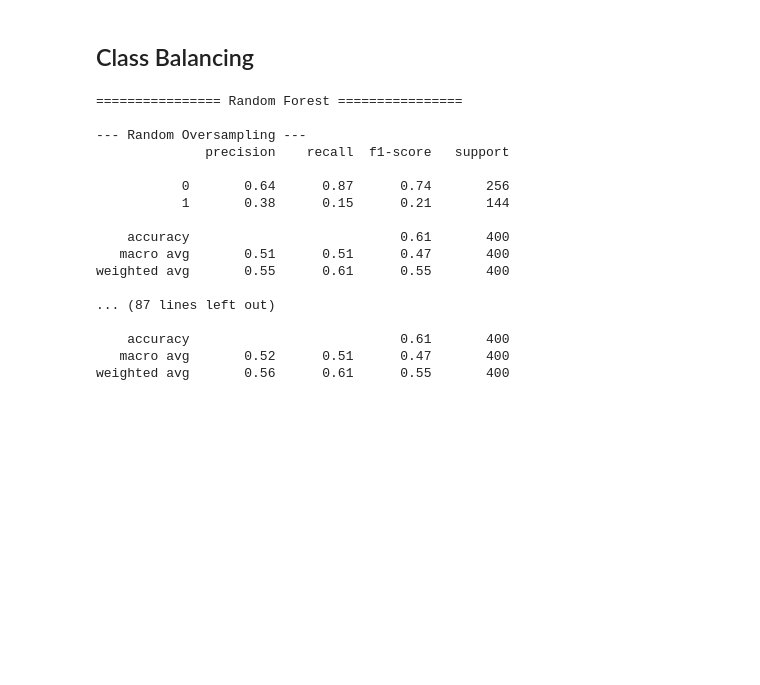
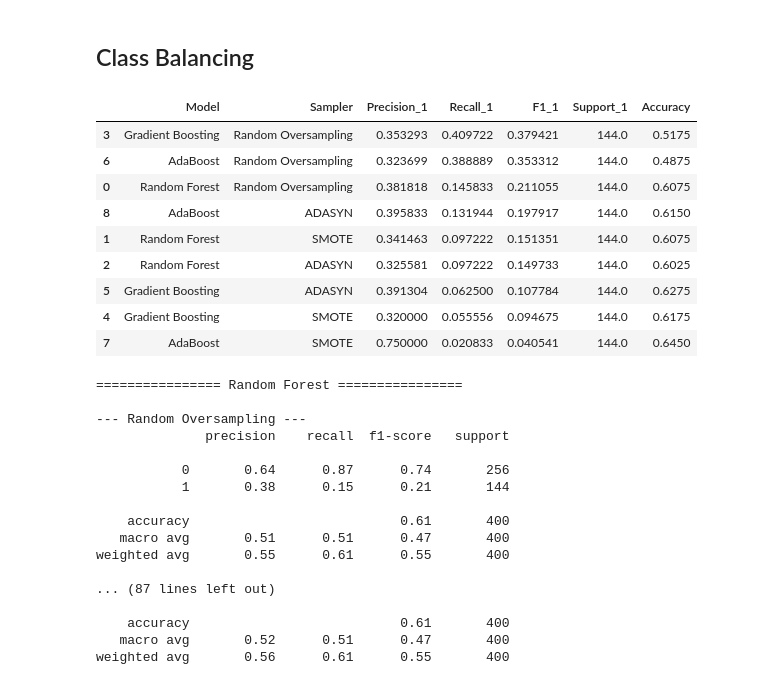
Before and after one commit to Renzie74/motor-claims-model, a Jupyter notebook: Motor_Claims_Modelling.ipynb, the cells around one changed output. Drawn from its saved outputs; the diff is of its cells as text; code cells hidden in the pictures; blank space fills up the shorter version.

```diff
--- a/Motor_Claims_Modelling.ipynb
+++ b/Motor_Claims_Modelling.ipynb
@@ -407,6 +408,52 @@ samplers = {
 "SMOTE": SMOTE(random_state=42, k_neighbors=5),
 "ADASYN": ADASYN(random_state=42, n_neighbors=5)
 }
+# %%
+
+all_results = []
+
+# Model training and evaluation
+for model_name, model in models.items():
+    for sampler_name, sampler in samplers.items():
+
+        pipeline = Pipeline([
+            ("sampler", sampler),
+            ("model", model)
+        ])
+
+        pipeline.fit(X_train, y_train)
+        y_pred = pipeline.predict(X_test)
+
+        report = classification_report(
+            y_test,
+            y_pred,
+            output_dict=True
+        )
+
+        # Storing metrics for minority class
+        all_results.append({
+            "Model": model_name,
+            "Sampler": sampler_name,
+            "Precision_1": report["1"]["precision"],
+            "Recall_1": report["1"]["recall"],
+            "F1_1": report["1"]["f1-score"],
+            "Support_1": report["1"]["support"],
+            "Accuracy": report["accuracy"]
+        })
+# %%
+results_df = pd.DataFrame(all_results)
+results_df.sort_values(by="F1_1", ascending=False)
+# %% [output]
+|  | Model | Sampler | Precision_1 | Recall_1 | F1_1 | Support_1 | Accuracy |
+| 3 | Gradient Boosting | Random Oversampling | 0.353293 | 0.409722 | 0.379421 | 144.0 | 0.5175 |
+| 6 | AdaBoost | Random Oversampling | 0.323699 | 0.388889 | 0.353312 | 144.0 | 0.4875 |
+| 0 | Random Forest | Random Oversampling | 0.381818 | 0.145833 | 0.211055 | 144.0 | 0.6075 |
+| 8 | AdaBoost | ADASYN | 0.395833 | 0.131944 | 0.197917 | 144.0 | 0.6150 |
+| 1 | Random Forest | SMOTE | 0.341463 | 0.097222 | 0.151351 | 144.0 | 0.6075 |
+| 2 | Random Forest | ADASYN | 0.325581 | 0.097222 | 0.149733 | 144.0 | 0.6025 |
+| 5 | Gradient Boosting | ADASYN | 0.391304 | 0.062500 | 0.107784 | 144.0 | 0.6275 |
+| 4 | Gradient Boosting | SMOTE | 0.320000 | 0.055556 | 0.094675 | 144.0 | 0.6175 |
+| 7 | AdaBoost | SMOTE | 0.750000 | 0.020833 | 0.040541 | 144.0 | 0.6450 |
 # %%
 ## Model training and evaluation
 for model_name, model in models.items():
```
Also changed, not shown: parts of 9 cells of this notebook.
